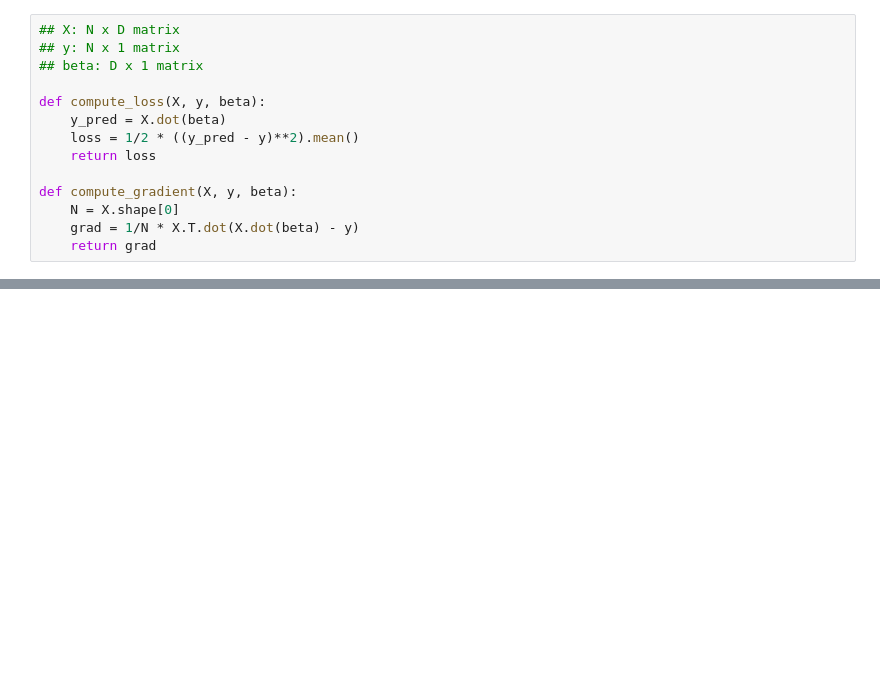
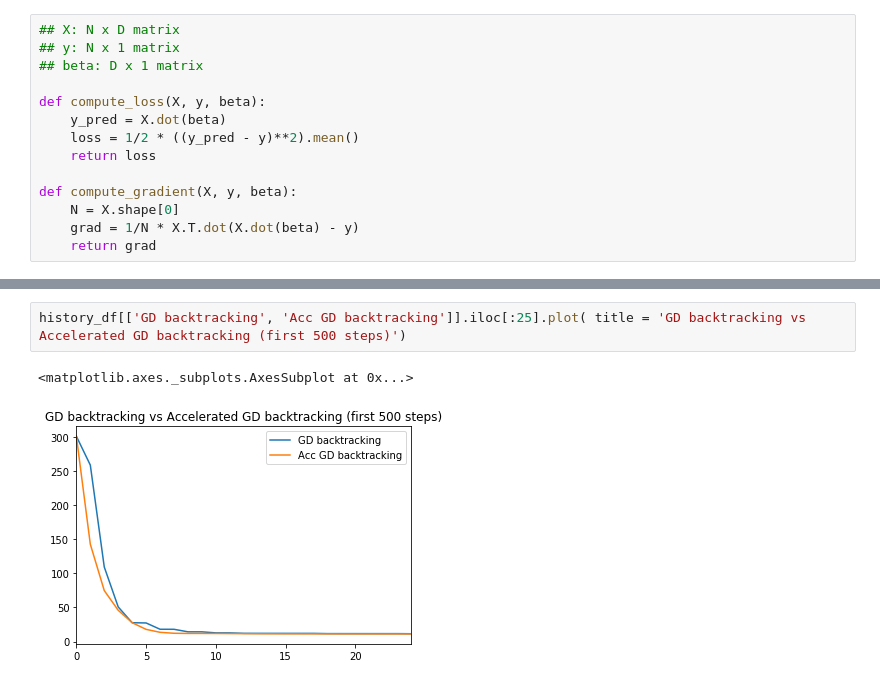
Before and after one commit to thaidv96/ds_hus, a Jupyter notebook: optimization/LinearRegressionWithGD.ipynb, the cells around one changed output, grey strips where cells are left out. Drawn from its saved outputs; the diff is of its cells as text; blank space fills up the shorter version.

```diff
--- a/optimization/LinearRegressionWithGD.ipynb
+++ b/optimization/LinearRegressionWithGD.ipynb
@@ -119,0 +220,5 @@ plt.show()
+# %%
+history_df[['GD backtracking', 'Acc GD backtracking']].iloc[:25].plot( title = 'GD backtracking vs Accelerated GD backtracking (first 500 steps)')
+# %% [output]
+<matplotlib.axes._subplots.AxesSubplot at 0x...>
+[figure, added]
```
Also changed, not shown: parts of 30 cells of this notebook, 6 other files.
